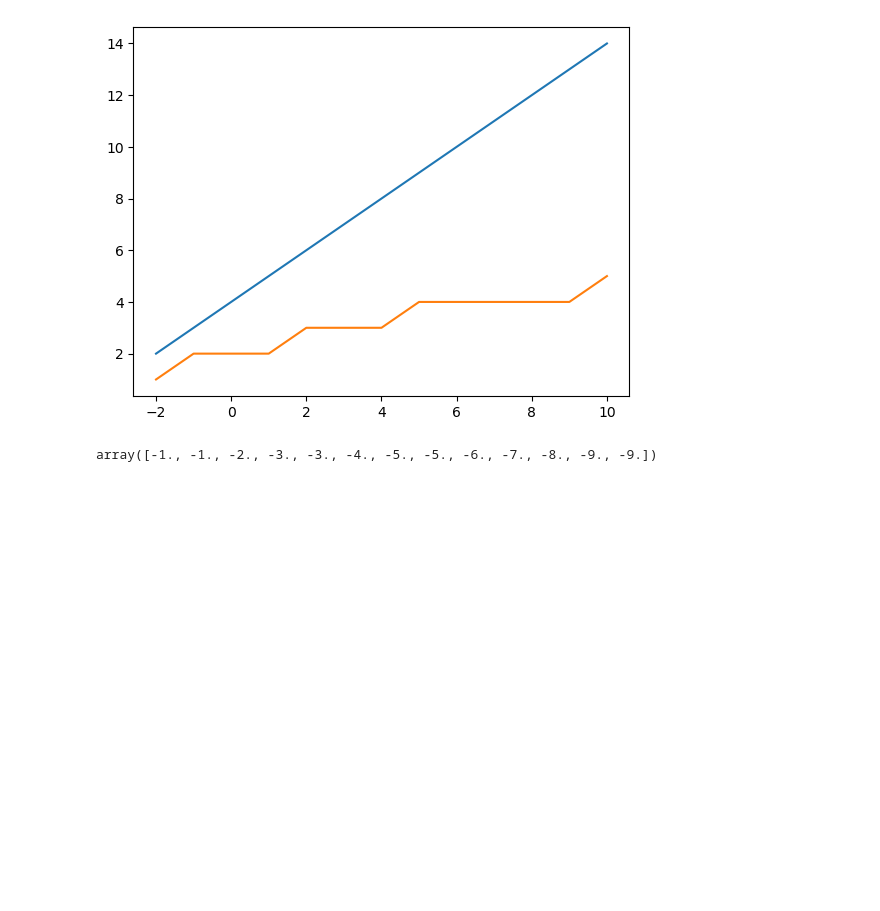
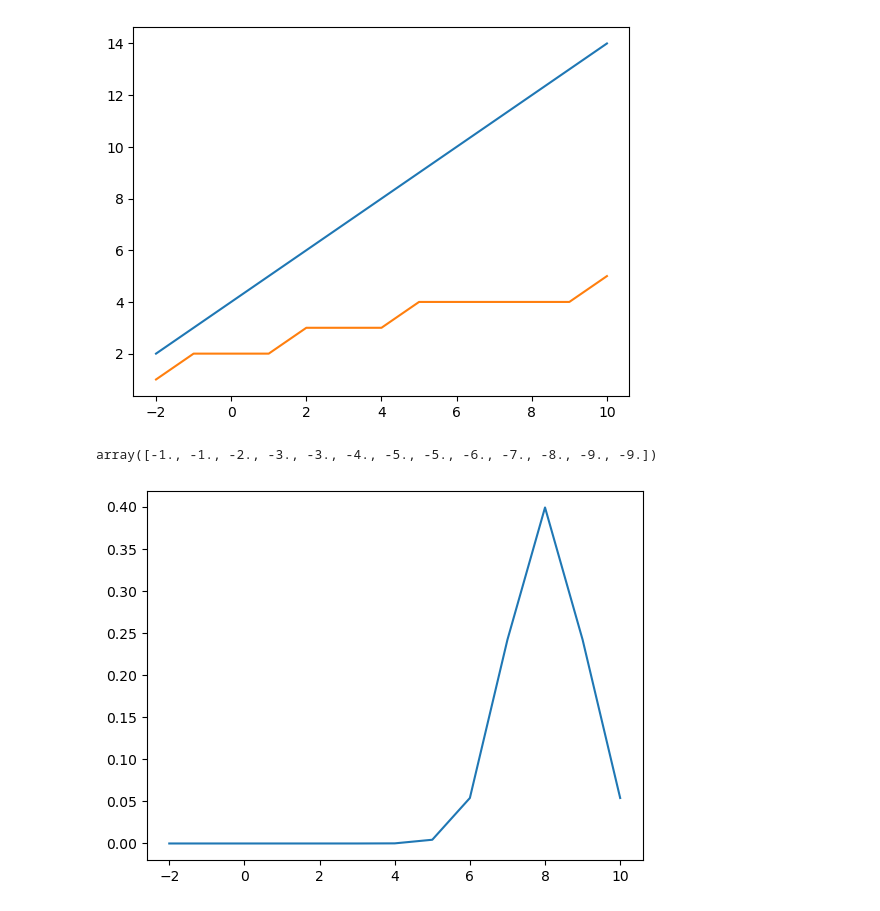
Before and after one commit to sebranchett/cheme-om-fft, a Jupyter notebook: read_and_plot.ipynb, the cells around one changed output. Saved outputs shown, nothing was run; the diff lists cells and outputs as text; code cells hidden in the pictures; blank space fills up the shorter version.

Commit message:
plot gaussian

```diff
--- a/read_and_plot.ipynb
+++ b/read_and_plot.ipynb
@@ -52,3 +53,17 @@ diff = ref[:, 2] - ref[:, 1]
 diff
 # %% [output]
 array([-1., -1., -2., -3., -3., -4., -5., -5., -6., -7., -8., -9., -9.])
+# %%
+x = []
+y = []
+mean = 8.
+std_dev = 1.
+
+for row in np.arange(-2., 10.01, 1.):
+    x.append(row)
+    y.append(scipy.stats.norm.pdf(row, mean, std_dev))
+
+gauss_image = plt.plot(x, y)
+plt.show()
+# %% [output]
+[figure, added]
```
Also changed, not shown: parts of 1 cell of this notebook.
